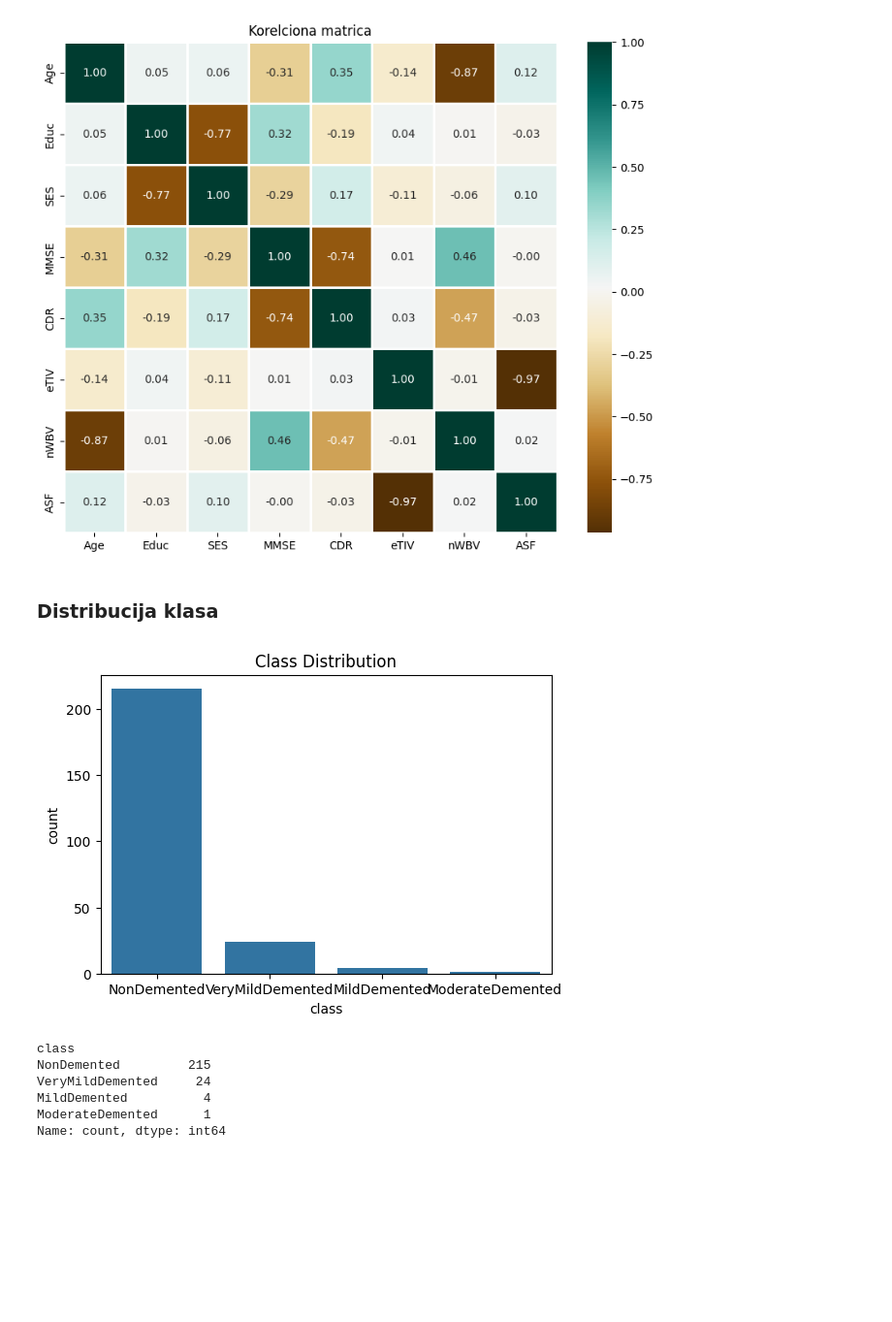
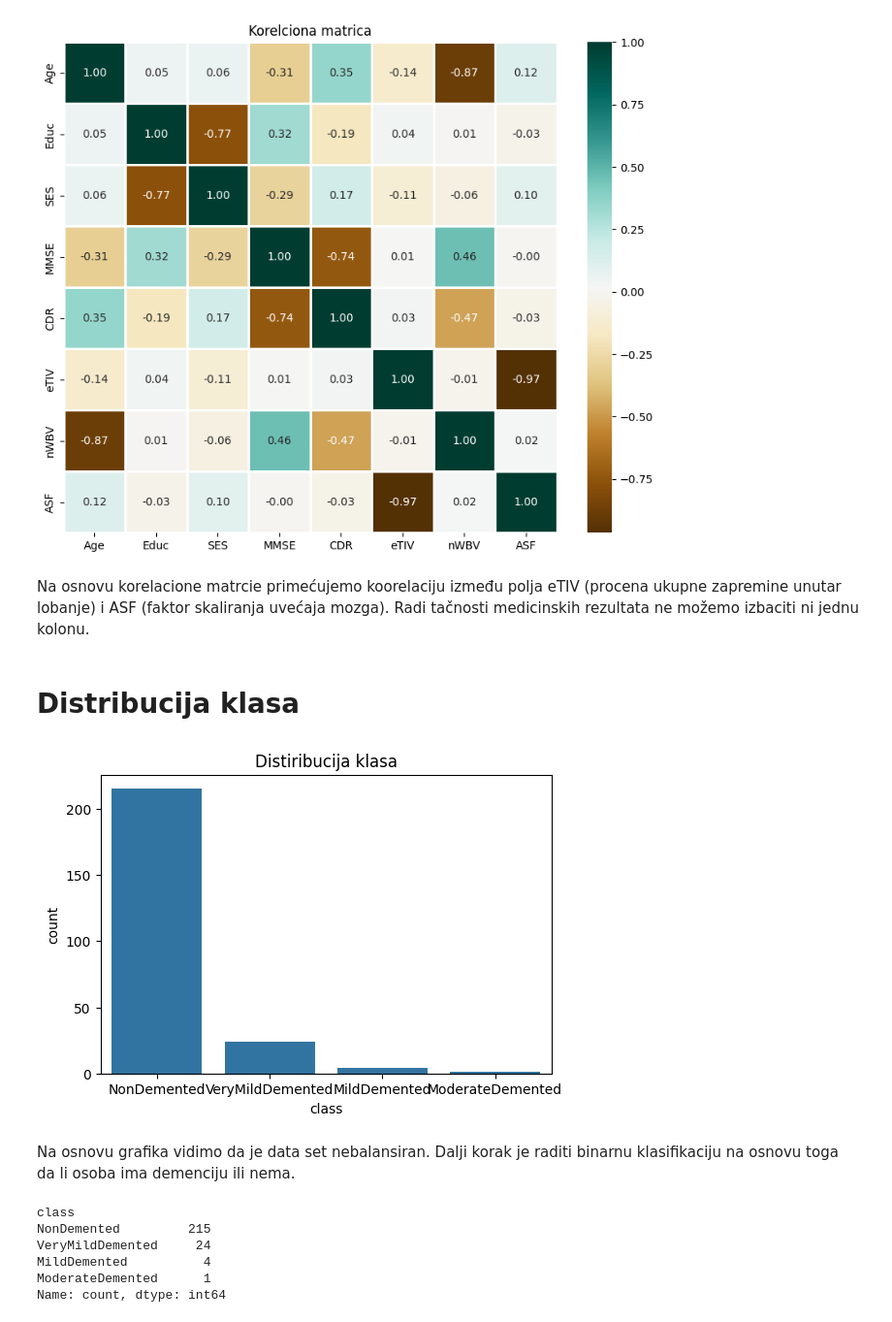
Before and after one commit to teodora18040cvetkovic/Machine_Learning_Project_1, a Jupyter notebook: notebook_project_1.ipynb, the cells around one changed output. Shown at 97% size. Cells and saved outputs as stored; diff of their text form; code cells hidden in the pictures; blank space fills up the shorter version.

```diff
--- a/notebook_project_1.ipynb
+++ b/notebook_project_1.ipynb
@@ -200,2 +206,3 @@ Kolona Delay sadrži veliki broj nedostajućih vrednosti (NaN). Da bismo proceni
 # %%
 data_set = data_set.drop(['Delay_present'], axis=1)
+data_set = data_set.drop(['Delay'], axis=1)
@@ -224,15 +247,19 @@ plt.title("Korelciona matrica")
 plt.show()
 # %% [output]
 [figure]
+# %% [markdown]
+Na osnovu korelacione matrcie primećujemo koorelaciju između polja eTIV (procena ukupne zapremine unutar lobanje) i ASF (faktor skaliranja uvećaja mozga). Radi tačnosti medicinskih rezultata ne možemo izbaciti ni jednu kolonu.
 # %% [markdown]
-### Distribucija klasa
+# Distribucija klasa
 # %%
 plt.figure(figsize=(6,4))
 sns.countplot(x='class', data=data_set)
-plt.title("Class Distribution")
+plt.title("Distiribucija klasa")
 plt.show()
 # %% [output]
-[figure, old version]
+[figure, new version]
+# %% [markdown]
+Na osnovu grafika vidimo da je data set nebalansiran. Dalji korak je raditi binarnu klasifikaciju na osnovu toga da li osoba ima demenciju ili nema.
 # %%
 X = data_set.drop('class', axis=1)
 y = data_set['class']
```
Also changed, not shown: parts of 18 cells of this notebook.
